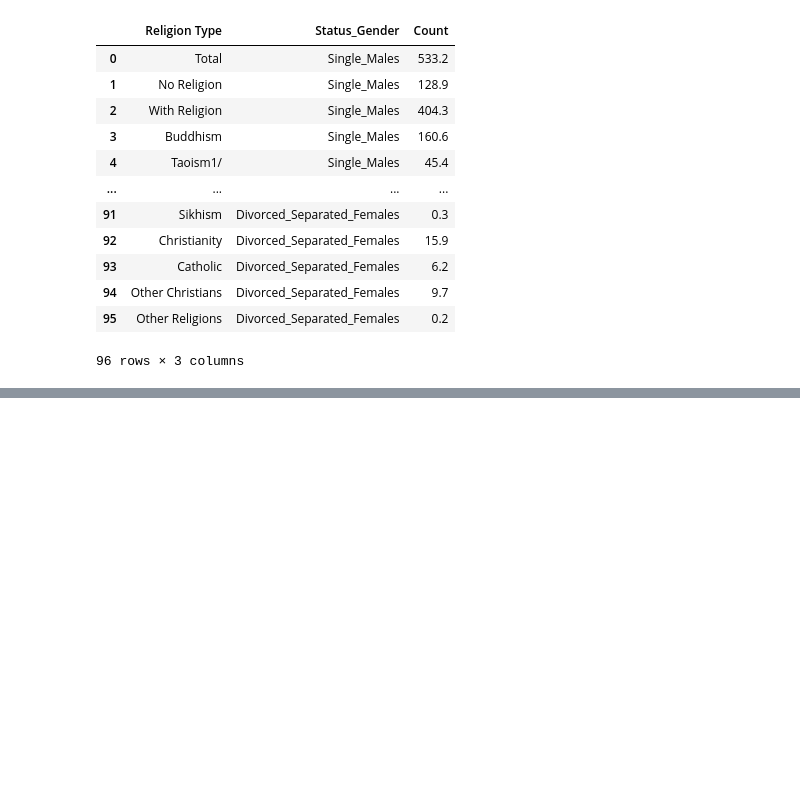
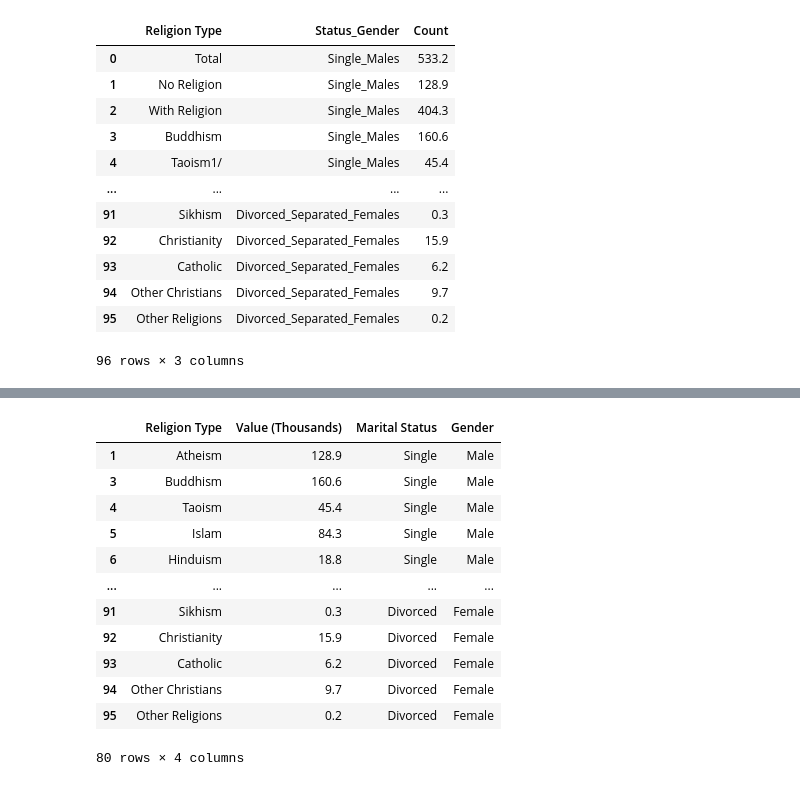
Before and after one commit to jayelle0609/Tidying-Data-Files, a Jupyter notebook: Tidy_Data/Tidying_Data-Marriage-Religion-in-SG.ipynb, the cells around one changed output, grey strips where cells are left out. Cells and saved outputs as stored; diff of their text form; code cells hidden in the pictures; blank space fills up the shorter version.

```diff
--- a/Tidy_Data/Tidying_Data-Marriage-Religion-in-SG.ipynb
+++ b/Tidy_Data/Tidying_Data-Marriage-Religion-in-SG.ipynb
@@ -102,0 +120,21 @@ df_tidy.to_csv("tidy_religion_marital_status.csv", index=False)
+# %%
+df_tidy['Religion Type'] = df_tidy['Religion Type'].replace({
+    "No Religion" : "Atheism"})
+# %%
+df_filtered =  df_tidy[~df_tidy['Religion Type'].isin(['With Religion', 'Total'])].copy()
+# %%
+df_filtered
+# %% [output]
+|  | Religion Type | Value (Thousands) | Marital Status | Gender |
+| 1 | Atheism | 128.9 | Single | Male |
+| 3 | Buddhism | 160.6 | Single | Male |
+| 4 | Taoism | 45.4 | Single | Male |
+| 5 | Islam | 84.3 | Single | Male |
+| 6 | Hinduism | 18.8 | Single | Male |
+| ... | ... | ... | ... | ... |
+| 91 | Sikhism | 0.3 | Divorced | Female |
+| 92 | Christianity | 15.9 | Divorced | Female |
+| 93 | Catholic | 6.2 | Divorced | Female |
+| 94 | Other Christians | 9.7 | Divorced | Female |
+| 95 | Other Religions | 0.2 | Divorced | Female |
+80 rows × 4 columns
```
Also changed, not shown: parts of 2 cells of this notebook, 1 other file.
